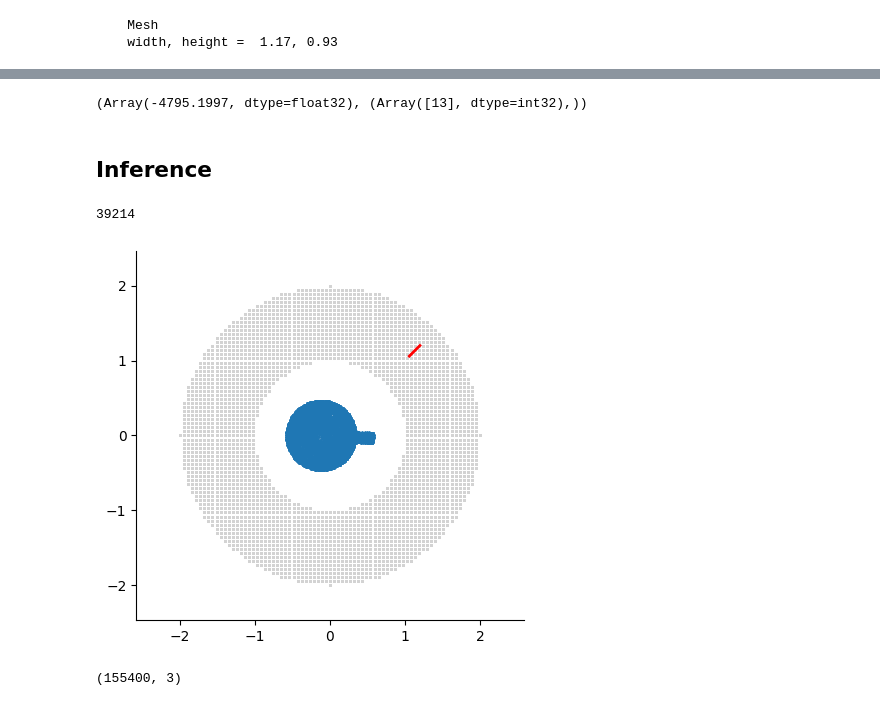
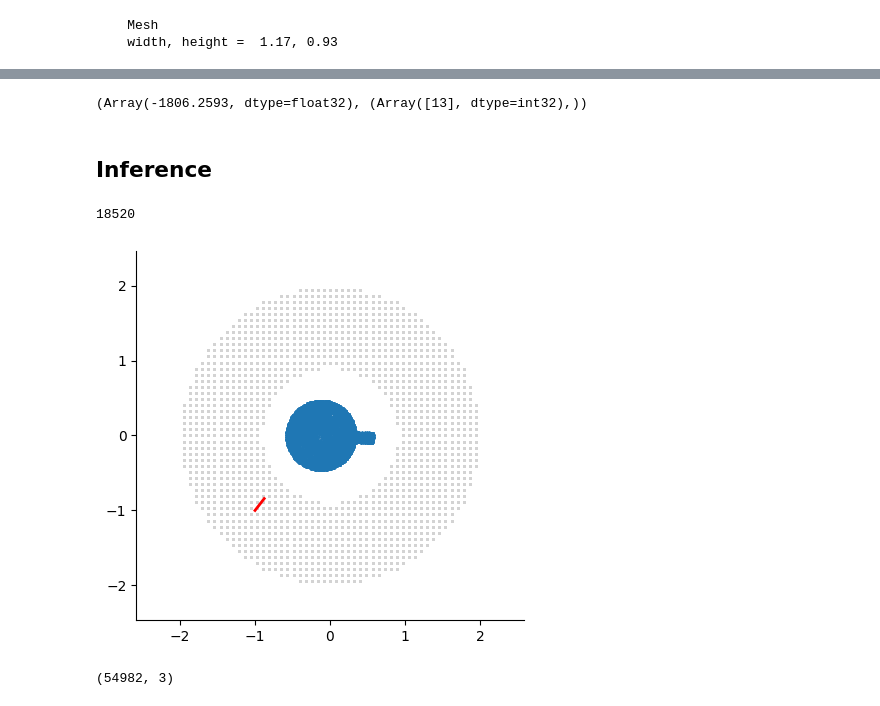
Before and after one commit to probcomp/chi-sight-mkl, a Jupyter notebook: notebooks/bayes3d_paper/01 - Mug.ipynb, the cells around one changed output, grey strips where cells are left out. Cells and saved outputs as stored; diff of their text form; code cells hidden in the pictures.

```diff
--- a/notebooks/bayes3d_paper/01 - Mug.ipynb
+++ b/notebooks/bayes3d_paper/01 - Mug.ipynb
@@ -283,7 +324,8 @@ console.print(f"""
     Mesh
     width, height =  1.17, 0.93
 # %%
-p0 = jnp.array([1.2,1.2,-0.75*jnp.pi])
+# p0 = jnp.array([1.,1.,-0.75*jnp.pi])
+p0 = jnp.array([-1.,-1.,0.29*jnp.pi])
 
 # ===========
 fig, ax = plt.subplots(1,1,figsize=(3,3))
@@ -308,8 +350,8 @@ axs[1].imshow(im_sem,vmin=0, vmax=5)
 # %%
-w     = 5
-zmax  = 10.0
+w    = 5
+zmax = 20.0
 
-sensor_model_type = ["constrained", "baseline"][1]
+sensor_model_type = ["baseline", "constrained", "blurred"][0]
 model = make_model(w, zmax, sensor_model_type)
 args0  = (jnp.array([13]),)
 key   = keysplit(key)
@@ -327,4 +369,4 @@ ch0["outlier"] = 0.1
 _, tr0 = model.importance(key, ch0, args0)
 tr0.score, tr0.args
 # %% [output]
-(Array(-4795.1997, dtype=float32), (Array([13], dtype=int32),))
+(Array(-1806.2593, dtype=float32), (Array([13], dtype=int32),))
@@ -346,28 +407,29 @@ def filter_grid(vs, hd=20, r=(0.5,2.0)):
     vs_ = vs[jnp.where(th_mask * xy_mask)[0]]
     return vs_
 # %%
-bounds = ((-2., 2.), (-2.,2.), (-jnp.pi, jnp.pi))
+bounds = ((-3., 3.), (-3.,3.), (-jnp.pi, jnp.pi))
 vs = get_linear_grid((75, 75, 100), bounds, flat=True)
-vs_ = filter_grid(vs, r=(1.,2.), hd=22)
+vs_ = filter_grid(vs, r=(.9,2.), hd=22)
 
 print(len(vs_))
 # =======================================
 fig, ax = plt.subplots(1,1,figsize=(5,5))
 zoom_in(bb, 2., ax=ax)
 ax.scatter(*meshes[13].vertices[:,:2].T, s=1)
 
 ax.scatter(*vs_[:,:2].T, c="lightgray", s=1)
 plot_pose(p0, ax=ax, r=0.2)
 ax.spines['top'].set_visible(False)
 ax.spines['right'].set_visible(False)
 # %% [output]
-39214
+18520
-[figure, old version]
+[figure, new version]
 # %%
-
-vs = get_linear_grid((130, 130, 130), bounds, flat=True)
-vs_ = filter_grid(vs, r=(1.,2.), hd=22)
+# vs  = get_linear_grid((43, 43, 43), bounds, flat=True)
+# vs  = get_linear_grid((30, 30, 50), bounds, flat=True)
+vs  = get_linear_grid((100, 100, 100), bounds, flat=True)
+vs_ = filter_grid(vs, r=(1.,2.5), hd=22)
 vs_.shape
 # %% [output]
-(155400, 3)
+(54982, 3)
 # %%
```
Also changed, not shown: parts of 32 cells of this notebook, 4 other files.
